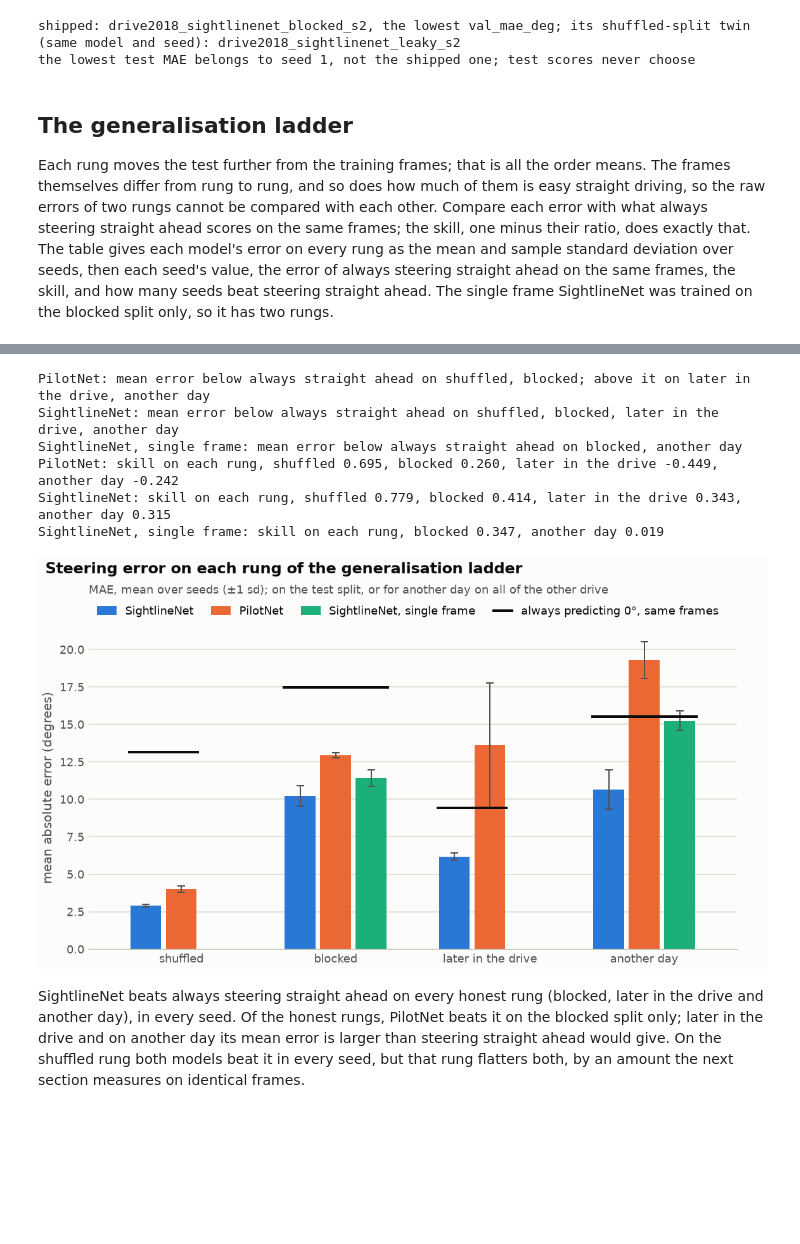
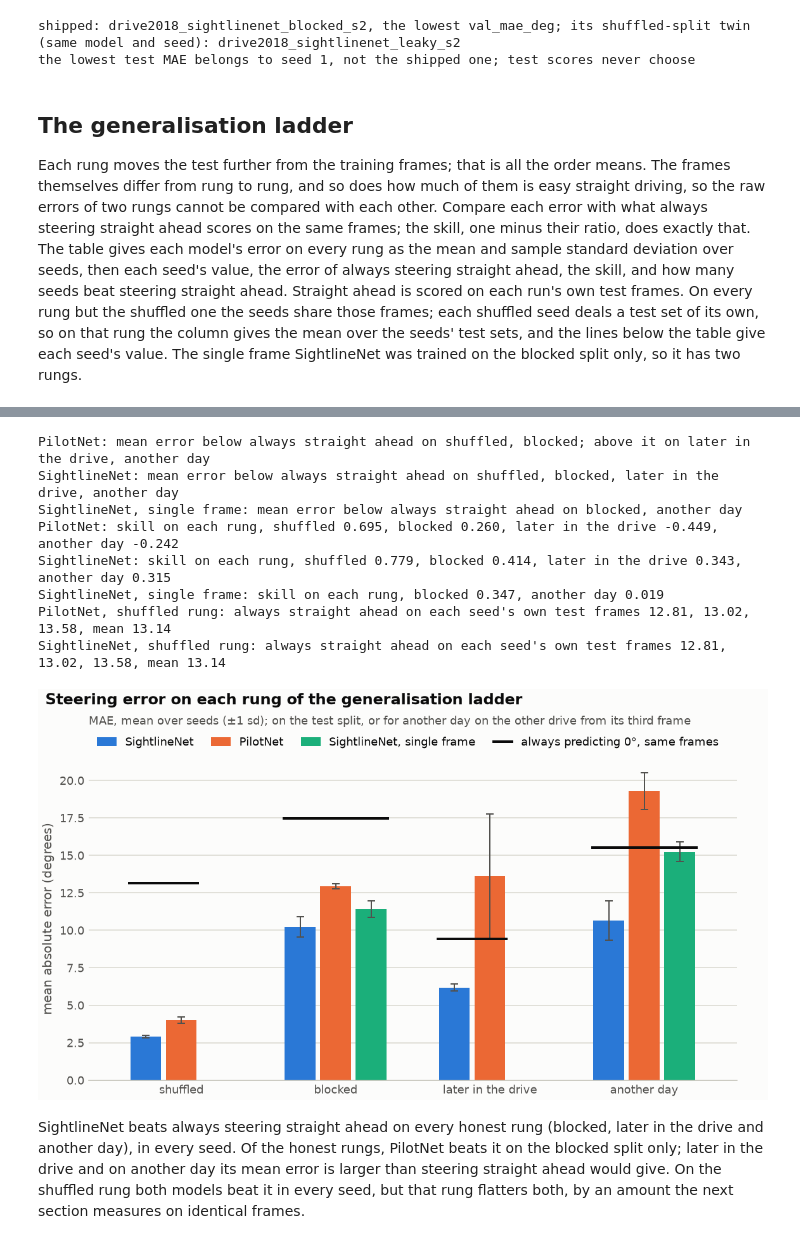
Before and after one commit to safdar-hussain1/sightline, a Jupyter notebook: notebooks/02-results.ipynb, the cells around one changed output, grey strips where cells are left out. Cells and saved outputs as stored; diff of their text form; code cells hidden in the pictures; blank space fills up the shorter version.

```diff
--- a/notebooks/02-results.ipynb
+++ b/notebooks/02-results.ipynb
@@ -223,9 +225,11 @@ themselves differ from rung to rung, and so does how much of them is easy straig
 errors of two rungs cannot be compared with each other. Compare each error with what always steering
 straight ahead scores on the same frames; the skill, one minus their ratio, does exactly that. The table
 gives each model's error on every rung as the mean and sample standard deviation over seeds, then each
-seed's value, the error of always steering straight ahead on the same frames, the skill, and how many
-seeds beat steering straight ahead. The single frame SightlineNet was trained on the blocked split only, so
-it has two rungs.
+seed's value, the error of always steering straight ahead, the skill, and how many seeds beat steering
+straight ahead. Straight ahead is scored on each run's own test frames. On every rung but the shuffled
+one the seeds share those frames; each shuffled seed deals a test set of its own, so on that rung the
+column gives the mean over the seeds' test sets, and the lines below the table give each seed's value.
+The single frame SightlineNet was trained on the blocked split only, so it has two rungs.
 # %%
 rows, verdicts, skills = [], {}, {}
 for model, ladder in summary["ladder"].items():
@@ -251,42 +255,52 @@ for model, results in verdicts.items():
           + (f"; above it on {', '.join(worse)}" if worse else ""))
 for model, by_rung in skills.items():
     print(f"{LABEL[model]}: skill on each rung, " + ", ".join(f"{rung} {value:.3f}" for rung, value in by_rung.items()))
+# the shuffled rung's straight-ahead figure is a mean over the seeds' own test sets: each seed's value
+for model, ladder in summary["ladder"].items():
+    for entry in (e for e in ladder if e["protocol"] == "leaky"):
+        zeros = [r["test"]["baselines"]["zero"]["mae_deg"] for r in members(model, "leaky")]
+        assert zeros and abs(sum(zeros) / len(zeros) - entry["zero_mae_deg"]) < 1e-9
+        print(f"{LABEL[model]}, shuffled rung: always straight ahead on each seed's own test frames "
+              + ", ".join(f"{z:.2f}" for z in zeros) + f", mean {entry['zero_mae_deg']:.2f}")
 show(figures.draw(summary, "ladder.png"))
 
 # what the text below the figure says, checked: SightlineNet is ahead of steering straight ahead on every
 # honest rung in every seed, PilotNet's mean error is below it on one honest rung only, and both models are
 # ahead of it in every seed on the shuffled rung
 honest_rungs = [rung for rung in verdicts["sightlinenet"] if rung != "shuffled"]
+assert honest_rungs == ["blocked", "later in the drive", "another day"], honest_rungs  # the rungs the text names
 
 
 def ahead_in_every_seed(model, rung):
     _, wins, seeds = verdicts[model][rung]
     return wins == seeds
 
 
 assert all(ahead_in_every_seed("sightlinenet", rung) for rung in honest_rungs)
 assert [rung for rung in honest_rungs if verdicts["pilotnet"][rung][0]] == ["blocked"]
 assert ahead_in_every_seed("pilotnet", "shuffled") and ahead_in_every_seed("sightlinenet", "shuffled")
 # %% [output]
 | model | rung | MAE, mean ± sd | per seed | always straight ahead | skill, mean ± sd | seeds better than straight ahead |
 | --- | --- | --- | --- | --- | --- | --- |
 | PilotNet | shuffled | 4.01 ± 0.21 | 3.77, 4.07, 4.18 | 13.14 | 0.695 ± 0.010 | 3 of 3 |
 | PilotNet | blocked | 12.94 ± 0.16 | 13.02, 13.04, 12.76 | 17.48 | 0.260 ± 0.009 | 3 of 3 |
 | PilotNet | later in the drive | 13.63 ± 4.14 | 15.07, 8.96, 16.86 | 9.41 | -0.449 ± 0.440 | 1 of 3 |
 | PilotNet | another day | 19.28 ± 1.22 | 20.51, 19.28, 18.07 | 15.52 | -0.242 ± 0.079 | 0 of 3 |
 | SightlineNet | shuffled | 2.90 ± 0.09 | 2.83, 2.89, 3.00 | 13.14 | 0.779 ± 0.000 | 3 of 3 |
 | SightlineNet | blocked | 10.24 ± 0.68 | 10.97, 9.62, 10.12 | 17.48 | 0.414 ± 0.039 | 3 of 3 |
 | SightlineNet | later in the drive | 6.18 ± 0.25 | 6.07, 6.01, 6.46 | 9.41 | 0.343 ± 0.026 | 3 of 3 |
 | SightlineNet | another day | 10.64 ± 1.30 | 12.14, 10.01, 9.77 | 15.52 | 0.315 ± 0.084 | 3 of 3 |
 | SightlineNet, single frame | blocked | 11.42 ± 0.54 | 11.19, 11.03, 12.03 | 17.48 | 0.347 ± 0.031 | 3 of 3 |
 | SightlineNet, single frame | another day | 15.23 ± 0.66 | 14.47, 15.57, 15.65 | 15.52 | 0.019 ± 0.042 | 1 of 3 |
 PilotNet: mean error below always straight ahead on shuffled, blocked; above it on later in the drive, another day
 SightlineNet: mean error below always straight ahead on shuffled, blocked, later in the drive, another day
 SightlineNet, single frame: mean error below always straight ahead on blocked, another day
 PilotNet: skill on each rung, shuffled 0.695, blocked 0.260, later in the drive -0.449, another day -0.242
 SightlineNet: skill on each rung, shuffled 0.779, blocked 0.414, later in the drive 0.343, another day 0.315
 SightlineNet, single frame: skill on each rung, blocked 0.347, another day 0.019
+PilotNet, shuffled rung: always straight ahead on each seed's own test frames 12.81, 13.02, 13.58, mean 13.14
+SightlineNet, shuffled rung: always straight ahead on each seed's own test frames 12.81, 13.02, 13.58, mean 13.14
-[figure, old version]
+[figure, new version]
 # %% [markdown]
 SightlineNet beats always steering straight ahead on every honest rung (blocked, later in the drive and
 another day), in every seed. Of the honest rungs, PilotNet beats it on the blocked split only; later in the
```
Also changed, not shown: parts of 6 cells of this notebook, 3 other files.
